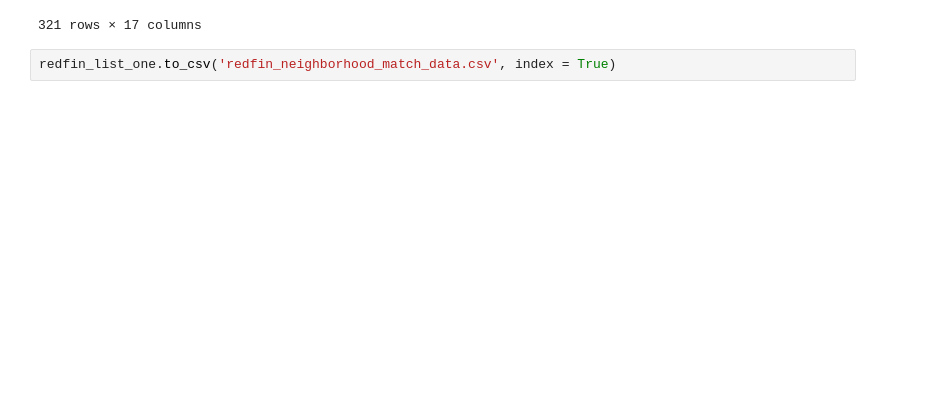
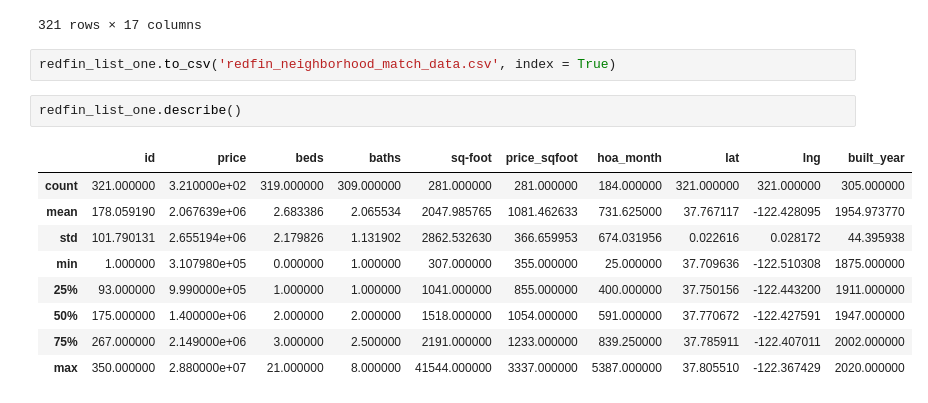
Before and after one commit to jennylynnramz/Project2, a Jupyter notebook: JenniferWorkingFiles/NeighborhoodMatch/cleaning_neighborhood_names.ipynb, the cells around one changed output. Drawn from its saved outputs; the diff is of its cells as text; blank space fills up the shorter version.

```diff
--- a/JenniferWorkingFiles/NeighborhoodMatch/cleaning_neighborhood_names.ipynb
+++ b/JenniferWorkingFiles/NeighborhoodMatch/cleaning_neighborhood_names.ipynb
@@ -296,3 +296,15 @@ redfin_list_one
 321 rows × 17 columns
 # %%
 redfin_list_one.to_csv('redfin_neighborhood_match_data.csv', index = True)
+# %%
+redfin_list_one.describe()
+# %% [output]
+|  | id | price | beds | baths | sq-foot | price_sqfoot | hoa_month | lat | lng | built_year |
+| count | 321.000000 | 3.210000e+02 | 319.000000 | 309.000000 | 281.000000 | 281.000000 | 184.000000 | 321.000000 | 321.000000 | 305.000000 |
+| mean | 178.059190 | 2.067639e+06 | 2.683386 | 2.065534 | 2047.985765 | 1081.462633 | 731.625000 | 37.767117 | -122.428095 | 1954.973770 |
+| std | 101.790131 | 2.655194e+06 | 2.179826 | 1.131902 | 2862.532630 | 366.659953 | 674.031956 | 0.022616 | 0.028172 | 44.395938 |
+| min | 1.000000 | 3.107980e+05 | 0.000000 | 1.000000 | 307.000000 | 355.000000 | 25.000000 | 37.709636 | -122.510308 | 1875.000000 |
+| 25% | 93.000000 | 9.990000e+05 | 1.000000 | 1.000000 | 1041.000000 | 855.000000 | 400.000000 | 37.750156 | -122.443200 | 1911.000000 |
+| 50% | 175.000000 | 1.400000e+06 | 2.000000 | 2.000000 | 1518.000000 | 1054.000000 | 591.000000 | 37.770672 | -122.427591 | 1947.000000 |
+| 75% | 267.000000 | 2.149000e+06 | 3.000000 | 2.500000 | 2191.000000 | 1233.000000 | 839.250000 | 37.785911 | -122.407011 | 2002.000000 |
+| max | 350.000000 | 2.880000e+07 | 21.000000 | 8.000000 | 41544.000000 | 3337.000000 | 5387.000000 | 37.805510 | -122.367429 | 2020.000000 |
```
Also changed, not shown: parts of 1 cell of this notebook.
